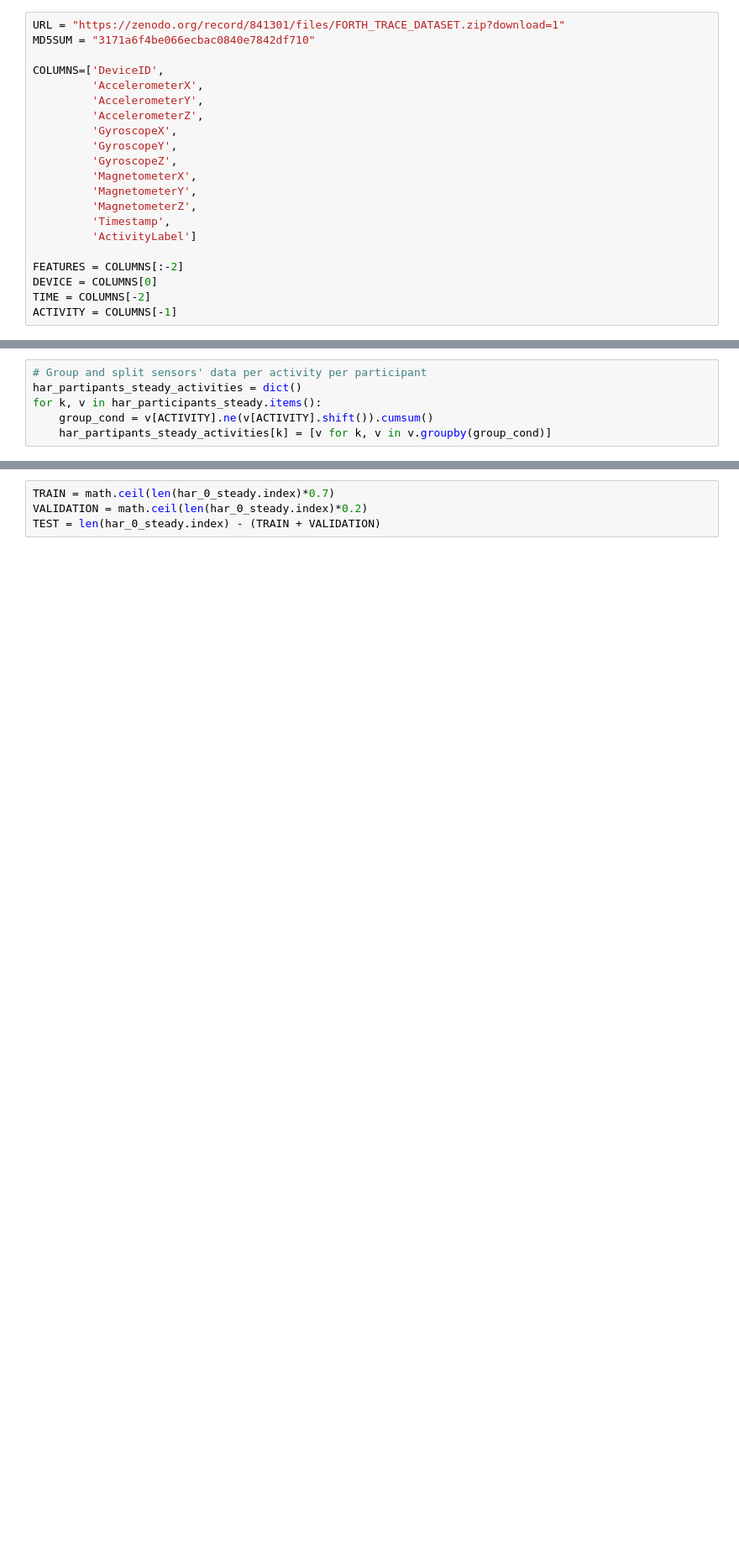
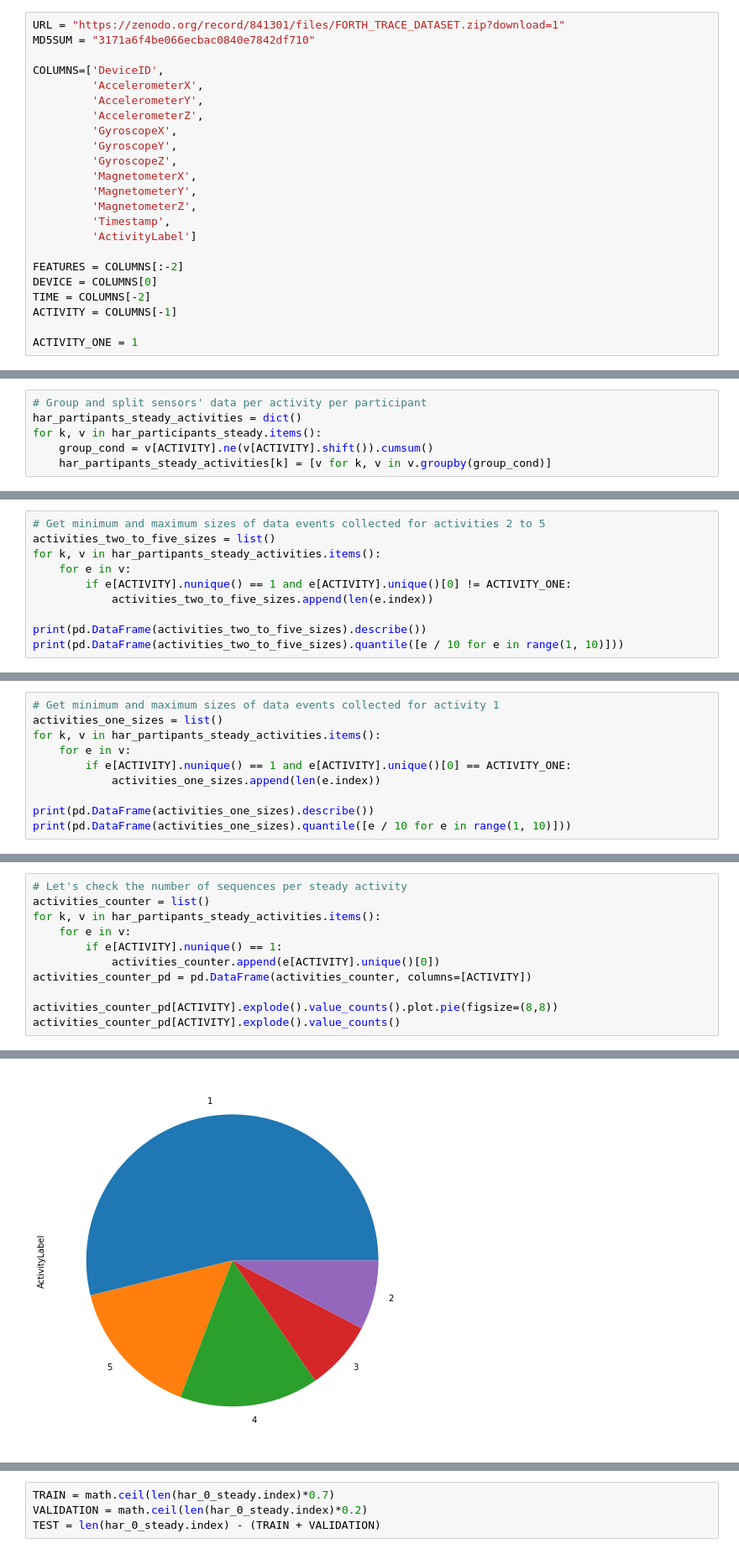
Before and after one commit to wileeam/human-activity-recognition, a Jupyter notebook: har-steady.ipynb, the cells around one changed output, grey strips where cells are left out. Shown at 84% size. Cells and saved outputs as stored; diff of their text form; blank space fills up the shorter version.

Commit message:
Add comments on types and lengths of sequences

```diff
--- a/har-steady.ipynb
+++ b/har-steady.ipynb
@@ -44,6 +46,8 @@ FEATURES = COLUMNS[:-2]
 DEVICE = COLUMNS[0]
 TIME = COLUMNS[-2]
 ACTIVITY = COLUMNS[-1]
+
+ACTIVITY_ONE = 1
 # %%
 #r = urlopen(URL)
 r = requests.get(URL, stream=True)
@@ -145,0 +163,10 @@ max    6785.000000
+# %%
+# Get minimum and maximum sizes of data events collected for activities 2 to 5
+activities_two_to_five_sizes = list()
+for k, v in har_partipants_steady_activities.items():
+    for e in v:
+        if e[ACTIVITY].nunique() == 1 and e[ACTIVITY].unique()[0] != ACTIVITY_ONE:
+            activities_two_to_five_sizes.append(len(e.index))
+
+print(pd.DataFrame(activities_two_to_five_sizes).describe())
+print(pd.DataFrame(activities_two_to_five_sizes).quantile([e / 10 for e in range(1, 10)]))
@@ -145,0 +201,10 @@ max    6785.000000
+# %%
+# Get minimum and maximum sizes of data events collected for activity 1
+activities_one_sizes = list()
+for k, v in har_partipants_steady_activities.items():
+    for e in v:
+        if e[ACTIVITY].nunique() == 1 and e[ACTIVITY].unique()[0] == ACTIVITY_ONE:
+            activities_one_sizes.append(len(e.index))
+
+print(pd.DataFrame(activities_one_sizes).describe())
+print(pd.DataFrame(activities_one_sizes).quantile([e / 10 for e in range(1, 10)]))
@@ -145,0 +233,12 @@ max    6785.000000
+# %%
+# Let's check the number of sequences per steady activity
+activities_counter = list()
+for k, v in har_partipants_steady_activities.items():
+    for e in v:
+        if e[ACTIVITY].nunique() == 1:
+            activities_counter.append(e[ACTIVITY].unique()[0])
+activities_counter_pd = pd.DataFrame(activities_counter, columns=[ACTIVITY])
+
+activities_counter_pd[ACTIVITY].explode().value_counts().plot.pie(figsize=(8,8))
+activities_counter_pd[ACTIVITY].explode().value_counts()
+# %% [output]
@@ -145,0 +251 @@ max    6785.000000
+[figure, added]
```
Also changed, not shown: parts of 14 cells of this notebook.
